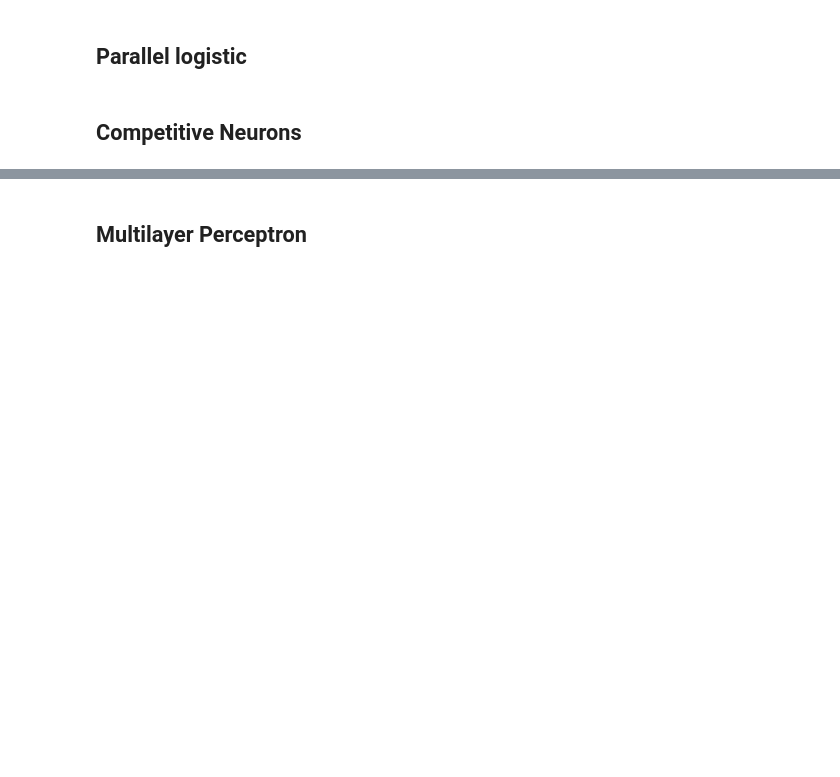
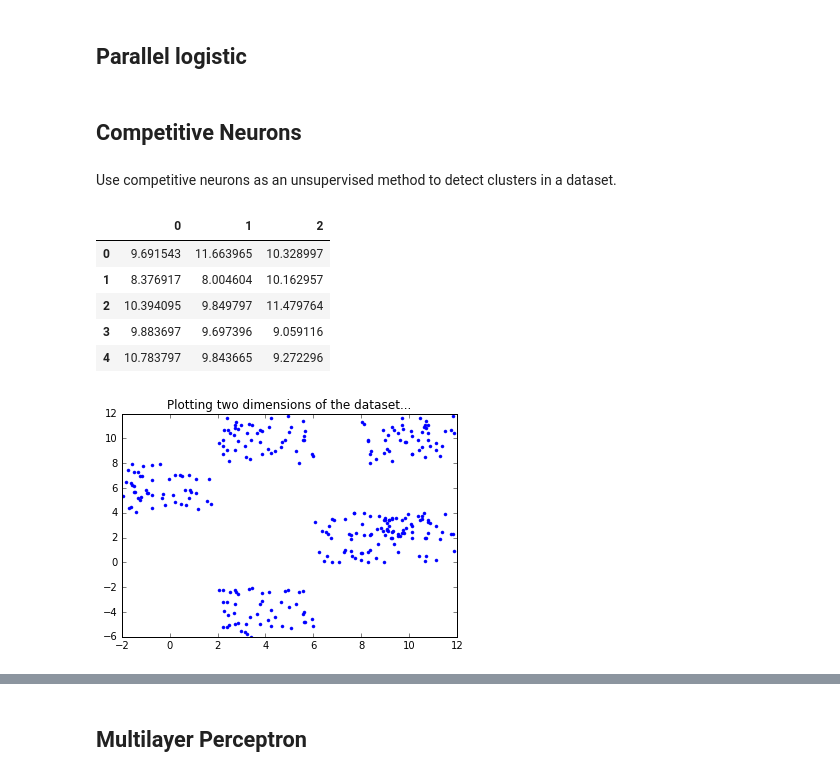
Before and after one commit to RHDZMOTA/metallic_blue_lizard, a Jupyter notebook: Introduction_neural_net.ipynb, the cells around one changed output, grey strips where cells are left out. Cells and saved outputs as stored; diff of their text form; code cells hidden in the pictures; blank space fills up the shorter version.

```diff
--- a/Introduction_neural_net.ipynb
+++ b/Introduction_neural_net.ipynb
@@ -116,3 +180,25 @@ plt.show()
 ## Parallel logistic
 # %% [markdown]
 ## Competitive Neurons
+# %% [markdown]
+Use competitive neurons as an unsupervised method to detect clusters in a dataset.
+# %%
+# read dataset
+from scipy.io import loadmat
+m = loadmat('datos2.mat')
+m = m['datos2']
+data = pd.DataFrame(m.T)
+
+d = data.values.T
+plt.plot(d[0], d[1], '.')
+plt.title('Plotting two dimensions of the dataset...')
+
+data.head()
+# %% [output]
+|  | 0 | 1 | 2 |
+| 0 | 9.691543 | 11.663965 | 10.328997 |
+| 1 | 8.376917 | 8.004604 | 10.162957 |
+| 2 | 10.394095 | 9.849797 | 11.479764 |
+| 3 | 9.883697 | 9.697396 | 9.059116 |
+| 4 | 10.783797 | 9.843665 | 9.272296 |
+[figure, added]
```
Also changed, not shown: parts of 7 cells of this notebook.
